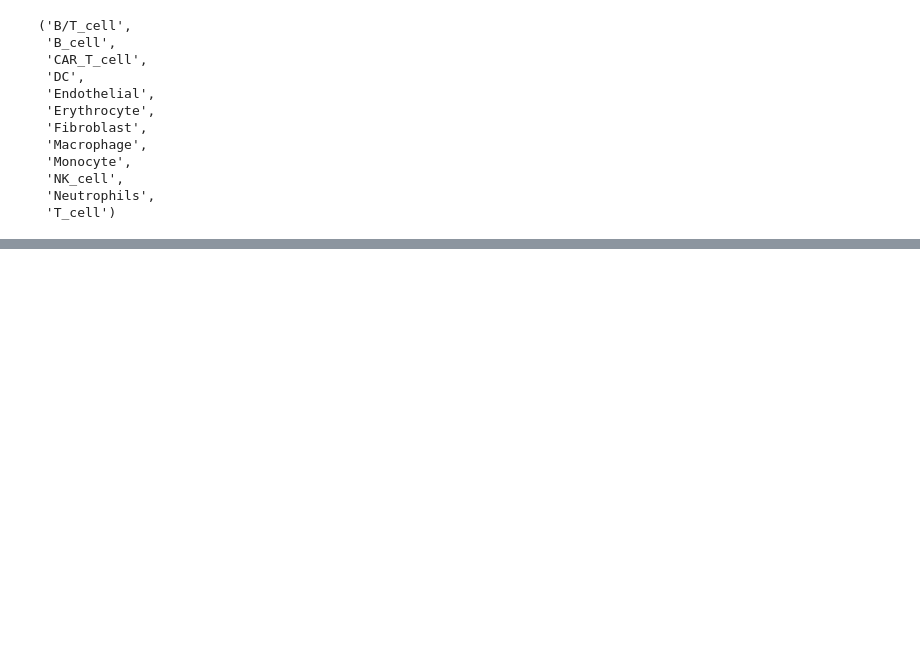
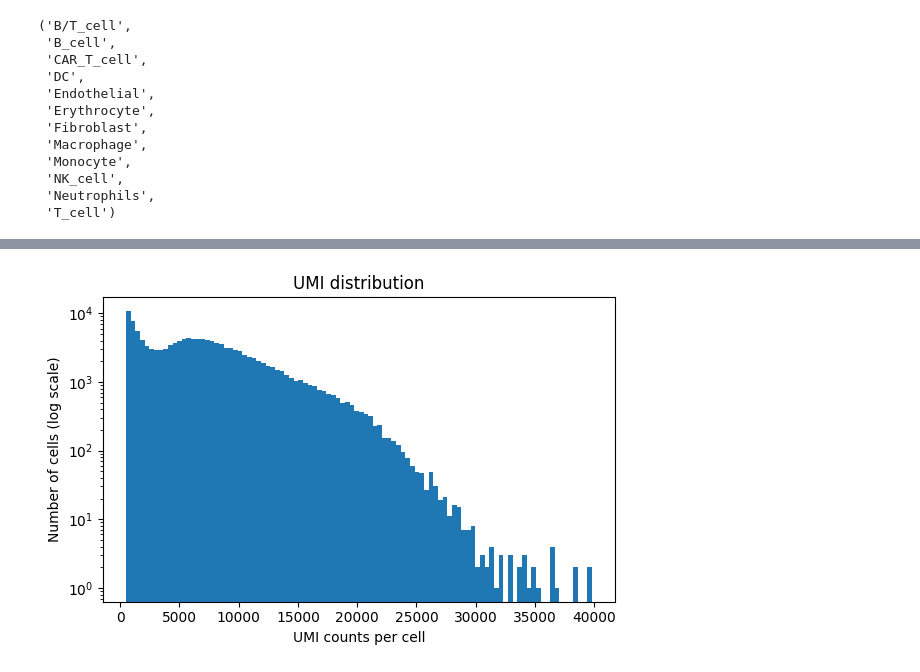
Before and after one commit to Li-Lab-COH/Spatial_CAR_T, a Jupyter notebook: CellTypeAnnotation/SC_sc_reference.ipynb, the cells around one changed output, grey strips where cells are left out. Cells and saved outputs as stored; diff of their text form; code cells hidden in the pictures; blank space fills up the shorter version.

```diff
--- a/CellTypeAnnotation/SC_sc_reference.ipynb
+++ b/CellTypeAnnotation/SC_sc_reference.ipynb
@@ -333,0 +373,15 @@ groups
+# %%
+import matplotlib.pyplot as plt
+import numpy as np
+
+umi = sc_ref.obs["nCount_RNA"]
+
+plt.figure(figsize=(6, 4))
+plt.hist(umi, bins=100, log=True)
+plt.xlabel("UMI counts per cell")
+plt.ylabel("Number of cells (log scale)")
+plt.title("UMI distribution")
+plt.tight_layout()
+plt.show()
+# %% [output]
+[figure, added]
```
Also changed, not shown: parts of 4 cells of this notebook, 3 other files.
